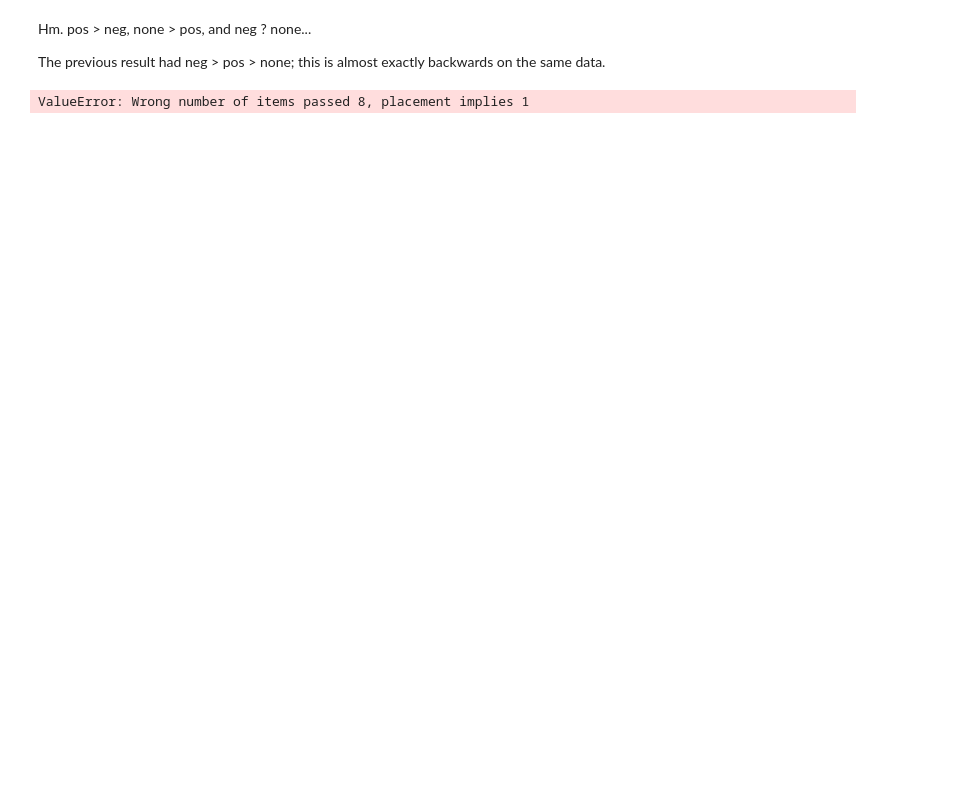
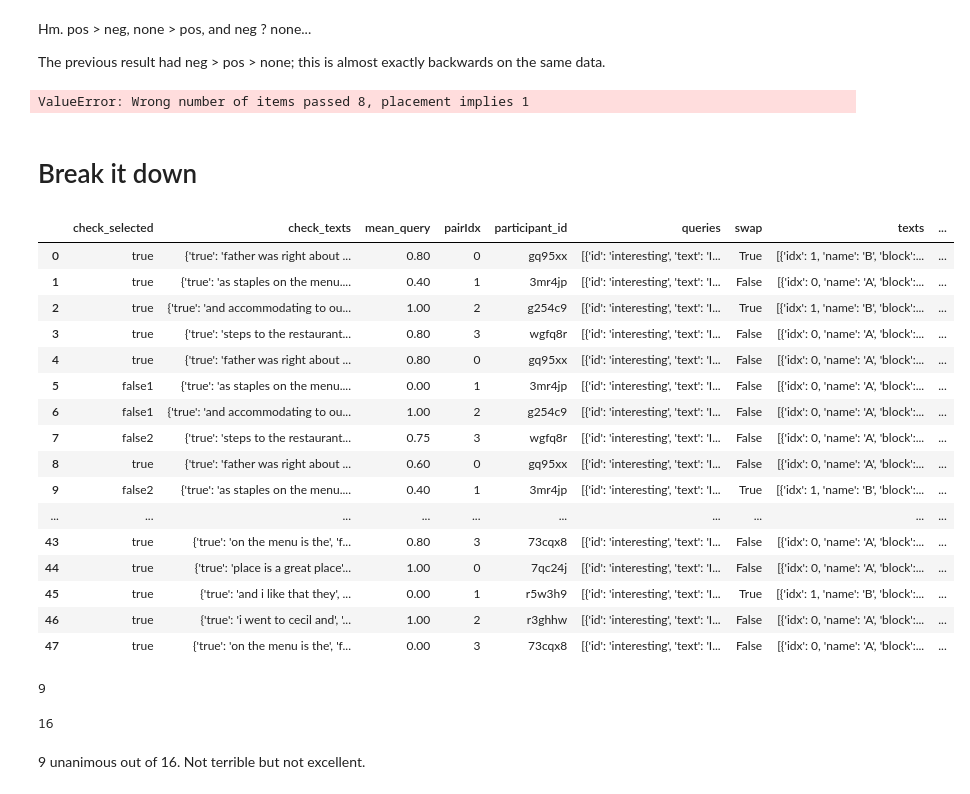
Before and after one commit to kcarnold/suggestion, a Jupyter notebook: notebooks/Pairwise Ratings of Persuasiveness.ipynb, the cells around one changed output. Drawn from its saved outputs; the diff is of its cells as text; code cells hidden in the pictures; blank space fills up the shorter version.

```diff
--- a/notebooks/Pairwise Ratings of Persuasiveness.ipynb
+++ b/notebooks/Pairwise Ratings of Persuasiveness.ipynb
@@ -418,7 +423,10 @@ That looks a bit better than last time (more participants have clear wins), but
 # %%
 res2 = []
 for row in batch2.itertuples():
-    conditions = [text['condition'] for text in row.texts]
+    texts = [None, None]
+    for text in row.texts:
+        texts[text['idx']] = text
+    conditions = [text['condition'] for text in texts]
     selected_condition = conditions[row.selected]
     res2.append(dict(
         participant_id=row.participant_id,
@@ -462,3 +470,39 @@ batch2.weight = 2
 batch2['row_count'] = (2 / batch2.groupby('participant_id').transform('count'))
 # %% [output]
 ValueError: Wrong number of items passed 8, placement implies 1
+# %% [markdown]
+# Break it down
+# %%
+from suggestion.paths import paths
+result_files = list(paths.parent.joinpath('gruntwork', 'turk_pairwise_persuasiveness-components').glob('Batch*results.csv'))
+
+raw = pd.concat([pd.read_csv(str(f)) for f in result_files], axis=0, ignore_index=True)
+res = []
+for record in raw.loc[:, ['WorkerId', 'Answer.results']].to_dict('records'):
+    worker_id = record['WorkerId']
+    for entry in json.loads(record['Answer.results']):
+        queries = entry['queries']
+        selecteds = [query['selected'] for query in queries if query['selected'] is not None]
+        mean_query = sum(selecteds) / len(selecteds)
+        res.append(dict(worker_id=worker_id, **entry.pop('meta'), **entry, mean_query=mean_query))
+res = pd.DataFrame(res)
+# %%
+res
+# %% [output]
+|  | check_selected | check_texts | mean_query | pairIdx | participant_id | queries | swap | texts | ... |
+| 0 | true | {'true': 'father was right about ... | 0.80 | 0 | gq95xx | [{'id': 'interesting', 'text': 'I... | True | [{'idx': 1, 'name': 'B', 'block':... | ... |
+| 1 | true | {'true': 'as staples on the menu.... | 0.40 | 1 | 3mr4jp | [{'id': 'interesting', 'text': 'I... | False | [{'idx': 0, 'name': 'A', 'block':... | ... |
+| 2 | true | {'true': 'and accommodating to ou... | 1.00 | 2 | g254c9 | [{'id': 'interesting', 'text': 'I... | True | [{'idx': 1, 'name': 'B', 'block':... | ... |
+| 3 | true | {'true': 'steps to the restaurant... | 0.80 | 3 | wgfq8r | [{'id': 'interesting', 'text': 'I... | False | [{'idx': 0, 'name': 'A', 'block':... | ... |
+| 4 | true | {'true': 'father was right about ... | 0.80 | 0 | gq95xx | [{'id': 'interesting', 'text': 'I... | False | [{'idx': 0, 'name': 'A', 'block':... | ... |
+| 5 | false1 | {'true': 'as staples on the menu.... | 0.00 | 1 | 3mr4jp | [{'id': 'interesting', 'text': 'I... | False | [{'idx': 0, 'name': 'A', 'block':... | ... |
+| 6 | false1 | {'true': 'and accommodating to ou... | 1.00 | 2 | g254c9 | [{'id': 'interesting', 'text': 'I... | False | [{'idx': 0, 'name': 'A', 'block':... | ... |
+| 7 | false2 | {'true': 'steps to the restaurant... | 0.75 | 3 | wgfq8r | [{'id': 'interesting', 'text': 'I... | False | [{'idx': 0, 'name': 'A', 'block':... | ... |
+| 8 | true | {'true': 'father was right about ... | 0.60 | 0 | gq95xx | [{'id': 'interesting', 'text': 'I... | False | [{'idx': 0, 'name': 'A', 'block':... | ... |
+| 9 | false2 | {'true': 'as staples on the menu.... | 0.40 | 1 | 3mr4jp | [{'id': 'interesting', 'text': 'I... | True | [{'idx': 1, 'name': 'B', 'block':... | ... |
+| ... | ... | ... | ... | ... | ... | ... | ... | ... | ... |
+| 43 | true | {'true': 'on the menu is the', 'f... | 0.80 | 3 | 73cqx8 | [{'id': 'interesting', 'text': 'I... | False | [{'idx': 0, 'name': 'A', 'block':... | ... |
+| 44 | true | {'true': 'place is a great place'... | 1.00 | 0 | 7qc24j | [{'id': 'interesting', 'text': 'I... | False | [{'idx': 0, 'name': 'A', 'block':... | ... |
+| 45 | true | {'true': 'and i like that they', ... | 0.00 | 1 | r5w3h9 | [{'id': 'interesting', 'text': 'I... | True | [{'idx': 1, 'name': 'B', 'block':... | ... |
+| 46 | true | {'true': 'i went to cecil and', '... | 1.00 | 2 | r3ghhw | [{'id': 'interesting', 'text': 'I... | False | [{'idx': 0, 'name': 'A', 'block':... | ... |
+| 47 | true | {'true': 'on the menu is the', 'f... | 0.00 | 3 | 73cqx8 | [{'id': 'interesting', 'text': 'I... | False | [{'idx': 0, 'name': 'A', 'block':... | ... |
@@ -464,0 +526,10 @@ ValueError: Wrong number of items passed 8, placement implies 1
+# %%
+(winners.groupby('participant_id').selected_condition.value_counts() == 3).groupby('participant_id').mean().sum()
+# %% [output]
+9
+# %%
+len(winners.participant_id.unique())
+# %% [output]
+16
+# %% [markdown]
+9 unanimous out of 16. Not terrible but not excellent.
```
Also changed, not shown: parts of 24 cells of this notebook, 4 other files.
